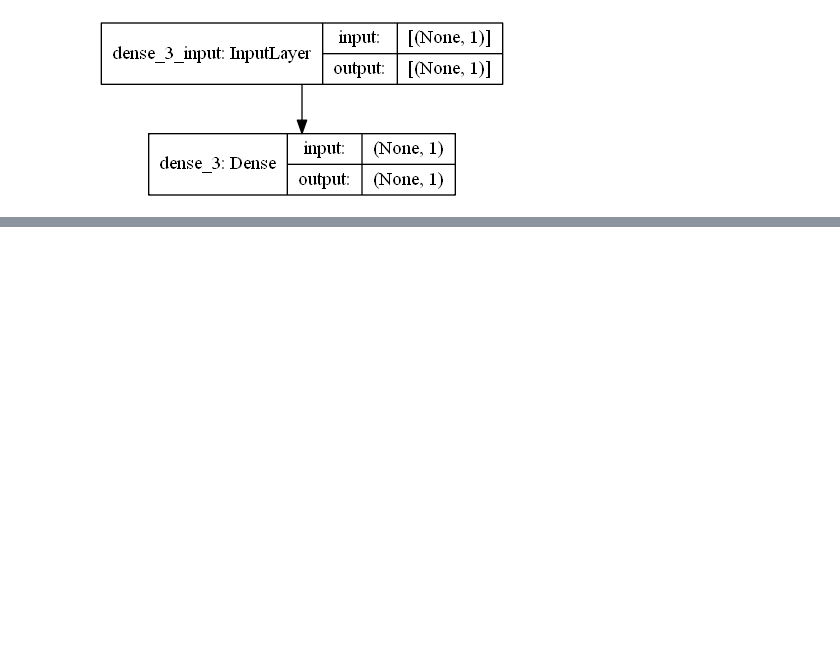
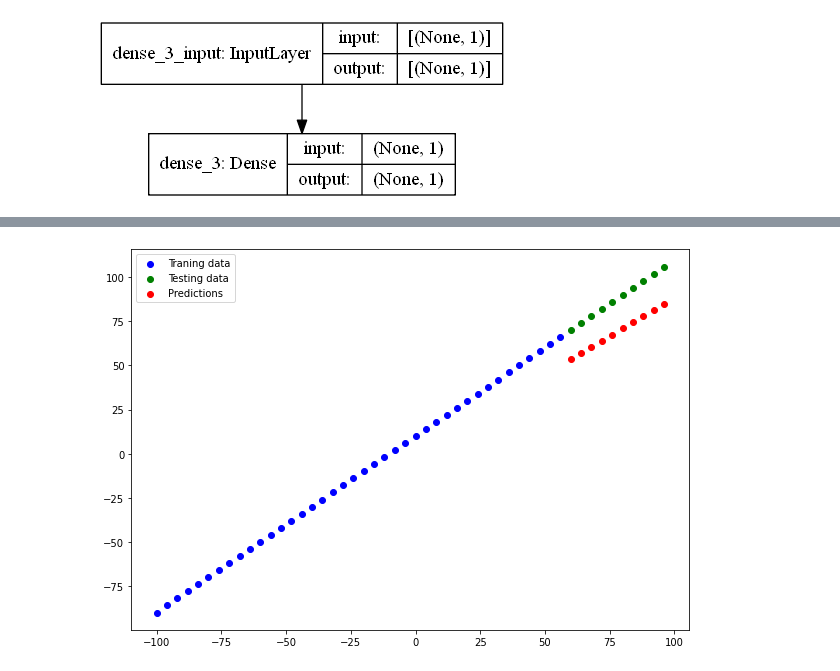
Before and after one commit to qwqw82000/tensorflow_nlp, a Jupyter notebook: tensorflow_002.ipynb, the cells around one changed output, grey strips where cells are left out. Saved outputs shown, nothing was run; the diff lists cells and outputs as text; code cells hidden in the pictures; blank space fills up the shorter version.

```diff
--- a/tensorflow_002.ipynb
+++ b/tensorflow_002.ipynb
@@ -333,3 +333,5 @@ Requirement already satisfied: pyparsing>=2.1.4 in d:\git\study\tensorflow_nlp\t
 plot_model(model, show_shapes = True)
 # %% [output]
 [figure]
+# %%
+y_preds = model.predict(X_test)
@@ -335,0 +351,17 @@ plot_model(model, show_shapes = True)
+# %%
+def plot_predictions(train_data = X_train, train_labels = y_train, test_data = X_test, test_labels=y_test, predictions = y_preds):
+    plt.figure(figsize = (10, 7))
+    plt.scatter(train_data, train_labels, c="b", label="Traning data")
+    plt.scatter(test_data, test_labels, c="g", label="Testing data")
+    plt.scatter(test_data, predictions, c="r", label="Predictions")
+    plt.legend()
+# %%
+plot_predictions(
+    train_data = X_train,
+    train_labels = y_train,
+    test_data = X_test,
+    test_labels=y_test,
+    predictions = y_preds
+)
+# %% [output]
+[figure, added]
```
Also changed, not shown: parts of 85 cells of this notebook, 9 other files.
